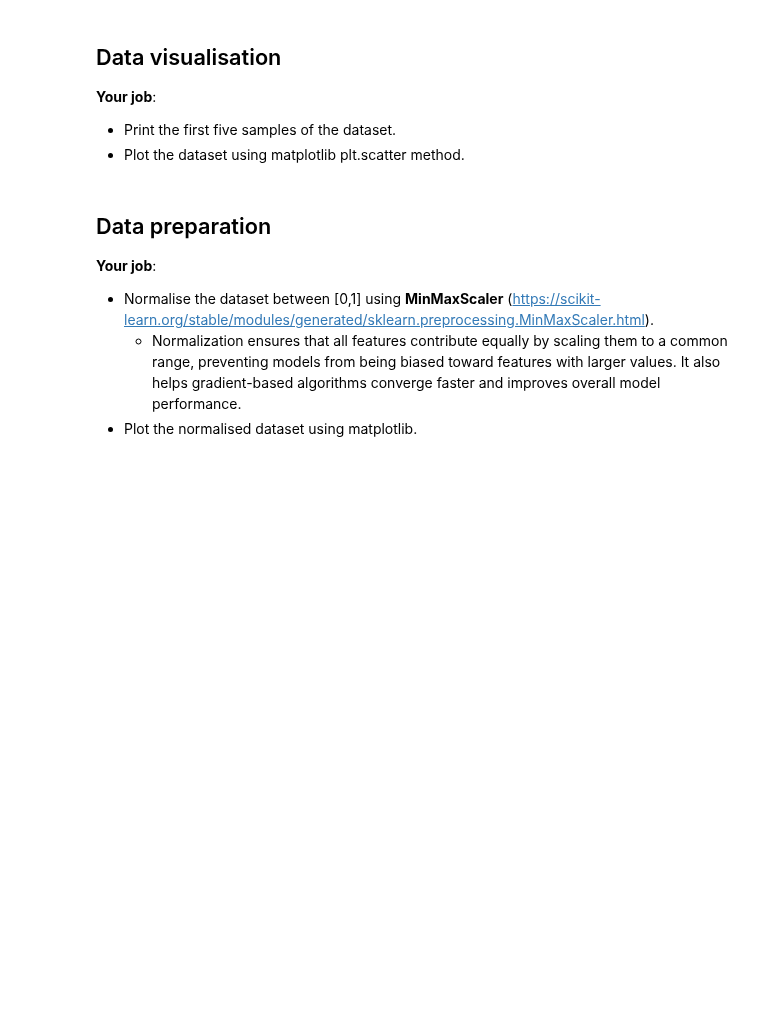
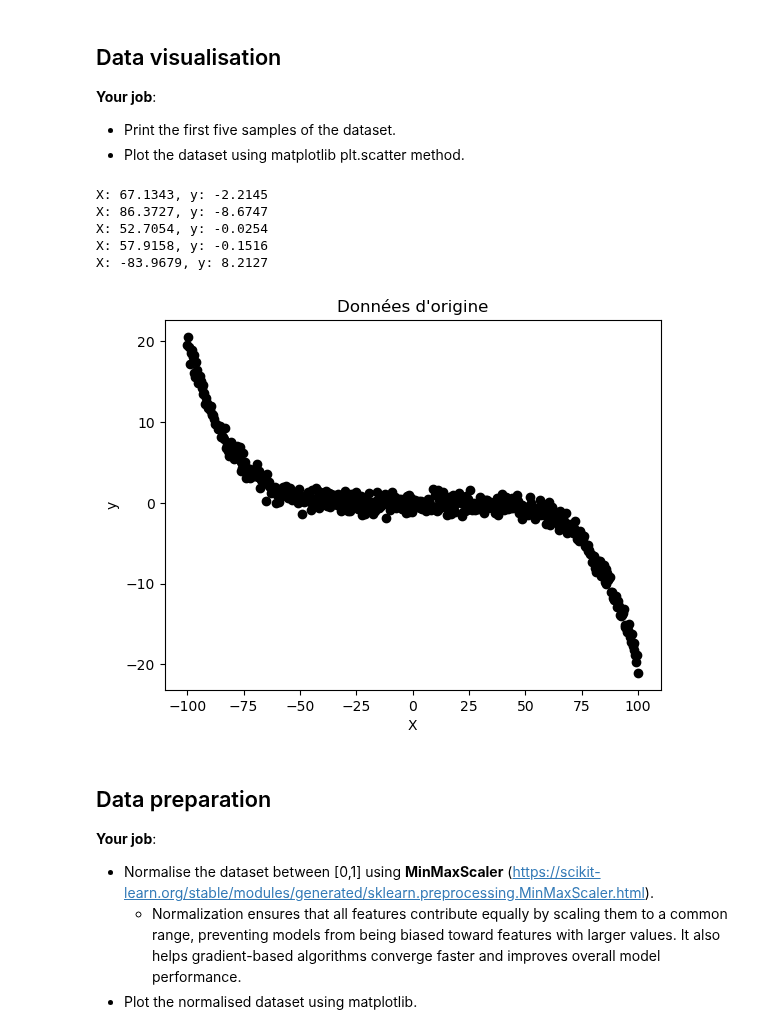
Before and after one commit to Xxxxr096/Project_maching_learning, a Jupyter notebook: part1_supervised_learning/1_regression/regression.ipynb, the cells around one changed output. Drawn from its saved outputs; the diff is of its cells as text; code cells hidden in the pictures; blank space fills up the shorter version.

```diff
--- a/part1_supervised_learning/1_regression/regression.ipynb
+++ b/part1_supervised_learning/1_regression/regression.ipynb
@@ -39,19 +39,3 @@ This exercise will start by importing a simple 2D dataset. The dataset can be fo
  `part1_supervised_learning/1_regression/regression_dataset.arff`
 
 The code snippet below allows you to load the dataset.
-# %%
-import arff
-import pandas as pd
-
-
-# Load dataset from ARFF
-with open('regression_dataset.arff', 'r') as f:
-    dataset = arff.load(f)
-
-# Convert to DataFrame
-df_loaded = pd.DataFrame(dataset['data'], columns=[attr[0] for attr in dataset['attributes']])
-df_loaded = df_loaded.astype(float)  # convert object to float if needed
-
-
-X = df_loaded[['x']].values
-y = df_loaded['y'].values
@@ -60,3 +42,12 @@ TypeError: 'generator' object is not subscriptable
+# %%
+from scipy.io import arff
+import pandas as pd
+
+data = arff.loadarff(open('regression_dataset.arff','r'))
+
+data = [[float(x[0]),float(x[1])] for x in data[0]]
+X = [row[0] for row in data]
+y = [row[1] for row in data]
 # %% [markdown]
 ## Data visualisation
 
@@ -68,3 +57,25 @@ import matplotlib.pyplot as plt
+# %%
+import numpy as np
+import matplotlib.pyplot as plt
+
+print("Premiers exemples :")
+for i in range(5):
+    print(f"X = {X[i]:.2f}, y = {y[i]:.2f}")
+# %% [output]
+X: 67.1343, y: -2.2145
+X: 86.3727, y: -8.6747
+X: 52.7054, y: -0.0254
+X: 57.9158, y: -0.1516
+X: -83.9679, y: 8.2127
+# %%
+plt.figure()
+plt.scatter(X, y, color='black')
+plt.title("Données d'origine")
+plt.xlabel("X")
+plt.ylabel("y")
+plt.show()
+# %% [output]
+[figure, added]
 # %% [markdown]
 ## Data preparation
 
```
Also changed, not shown: parts of 15 cells of this notebook.
